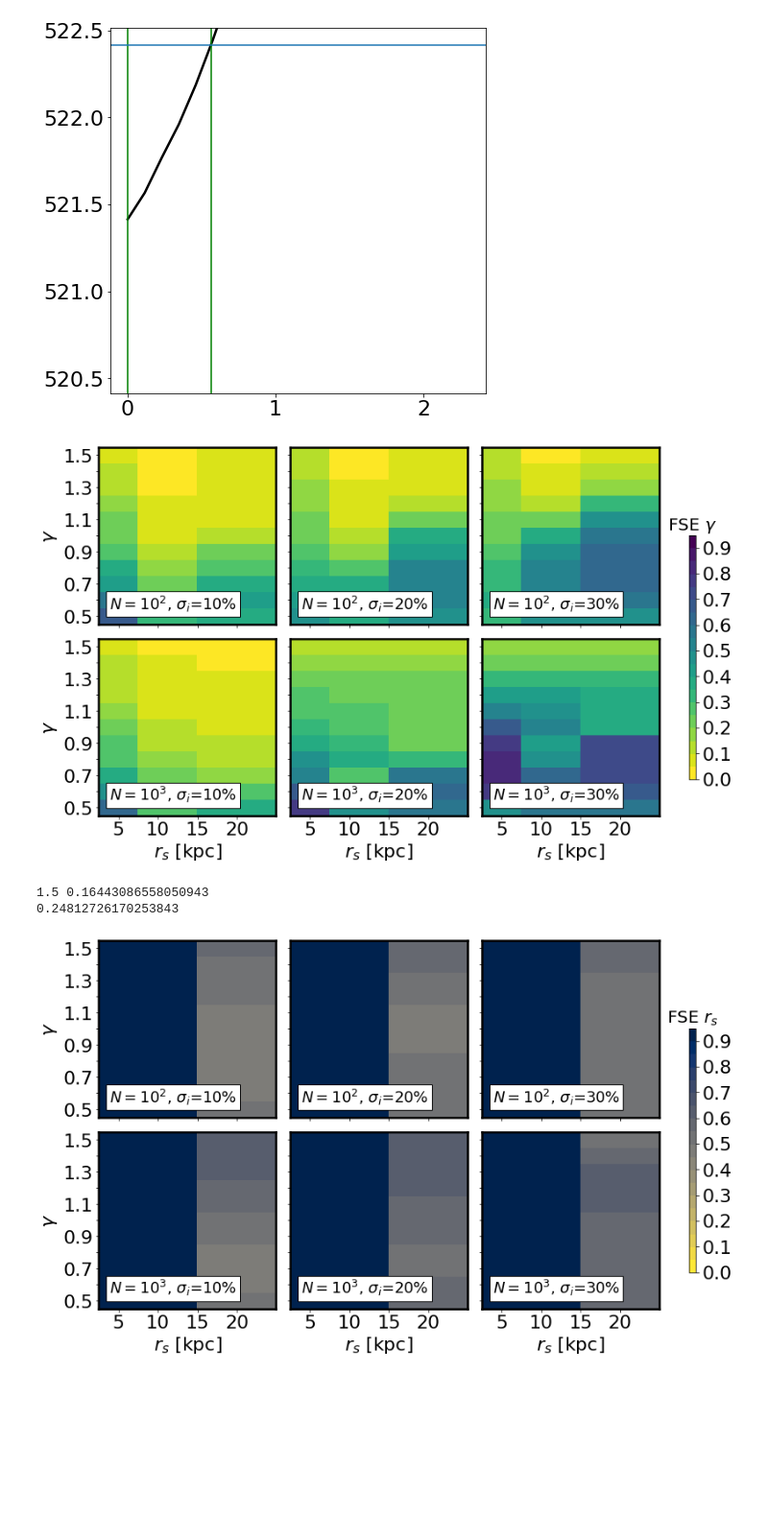
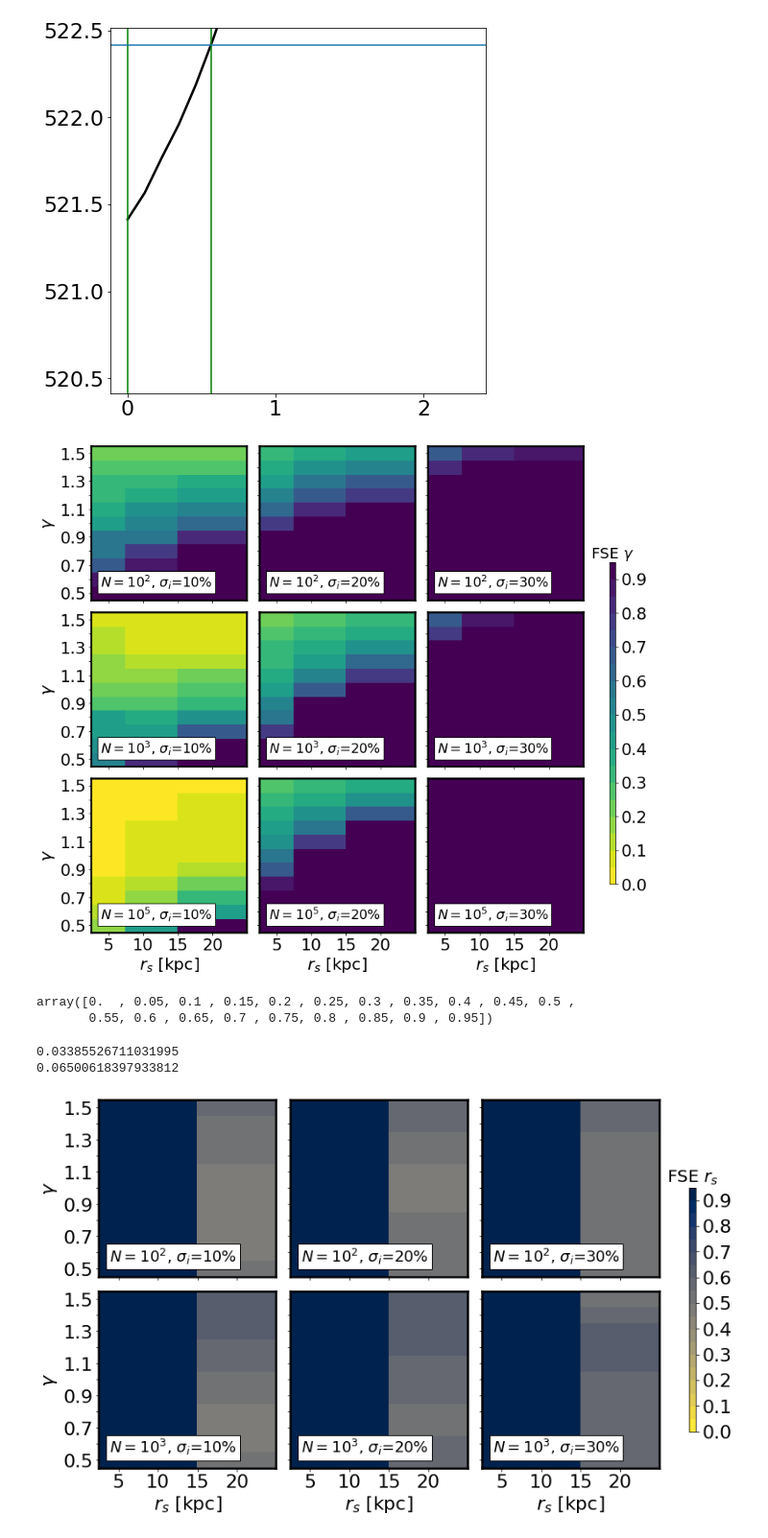
Before and after one commit to SvPoder/exoplanets, a Jupyter notebook: jupyter-notebook/reconstructed_DM.ipynb, the cells around one changed output. Shown at 96% size. Drawn from its saved outputs; the diff is of its cells as text; code cells hidden in the pictures; blank space fills up the shorter version.

```diff
--- a/jupyter-notebook/reconstructed_DM.ipynb
+++ b/jupyter-notebook/reconstructed_DM.ipynb
@@ -472,0 +531,8 @@ findfont: Font family ['serif'] not found. Falling back to DejaVu Sans.
+# %%
+bin_n=100
+
+x = binned_statistic(samples[:, 0], -like, 'min', bins=bin_n)[1]
+y = binned_statistic(samples[:, 0], -like, 'min', bins=bin_n+1)[0]
+
+print(x)
+print(y)
@@ -633,17 +787,14 @@ for rank in range(5):
 [figure]
 [figure]
 # %%
-nBDs     = 1000 ; sigma= 0.1
-f        = 1.; gamma = 1.5; rs = 5.
+nBDs = 100000 ; sigma= 0.2
+f    = 1.; gamma = 0.8; rs = 5.
 
-filepath = ("/hdfs/local/mariacst/exoplanets/results/likelihood/velocity/v100/fixedT10/N%isigma%.1f/"
-            %(nBDs, sigma))
-_file    = open(filepath + ("like_fixedT10v100_N%i_sigma%.1f_f1.0gamma%.1frs%.1fv1"
+filepath = ("/hdfs/local/sven/exoplanets/sig%.1f/gamma%.1frs%.1f/" %(sigma, gamma, rs))
+_file    = open(filepath + ("like_fixedT10v100_N%i_sigma%.1f_f1.0gamma%.1frs%.1fv5"
                             %(nBDs, sigma, gamma, rs)), "rb")
 like     = pickle.load(_file)
-filepath = ("/hdfs/local/mariacst/exoplanets/results/posterior/velocity/v100/fixedT10/N%isigma%.1f/"
-            %(nBDs, sigma))
-_file    = open(filepath + ("posterior_fixedT10v100_N%i_sigma%.1f_f1.0gamma%.1frs%.1fv1"
+_file    = open(filepath + ("posterior_fixedT10v100_N%i_sigma%.1f_f1.0gamma%.1frs%.1fv5"
                             %(nBDs, sigma, gamma, rs)), "rb")
 samples  = pickle.load(_file)
 
@@ -838,0 +1049,7 @@ fig.savefig("fixedT10v100_fixedT10v100Tcut650_nocutTwn_likelihood_gamma_nBDs%i_s
+# %%
+ex = "fixedT10v100"; nBDs = 100000; gamma_true=0.8; sigma=0.2; rs_true=5.
+rank=16
+path="/home/mariacst/exoplanets/running/v100_N1e5/"
+(robs, sigmarobs, Tobs, sigmaTobs,
+ Mobs, sigmaMobs, Aobs, sigmaAobs) = np.genfromtxt(path + "obs_" + ex + "_N%i_sigma%.1f_gamma%.1f_rs%.1f_v%i.dat"
+                                                   %(nBDs, sigma, gamma_true, rs_true, rank), unpack=True)
@@ -1299,36 +1620,43 @@ for i in range(len(gamma_values)):
 
 V = compute_density_levels(prior)
 # %%
-fig, ax = plt.subplots(2, 3, figsize=(12, 8))
+#fig, ax = plt.subplots(2, 3, figsize=(12, 8))
+fig, ax = plt.subplots(3, 3, figsize=(12, 12))
 
-PE     = "median"
+PE     = "ML"
 priors = False
 im   = grid_FSE_all(path, 100, 0.1, ex, ax[0, 0], PE, False, True, True, False)
-im   = grid_FSE_all(path, 1000, 0.1, ex, ax[1, 0], PE, False, True, True, True)
-#im   = grid_FSE_all_1e5(path, 100000, 0.1, ex, ax[2, 0], PE, False, True, True, True)
+im   = grid_FSE_all(path, 1000, 0.1, ex, ax[1, 0], PE, False, True, True, False)
+im   = grid_FSE_all(path, 100000, 0.1, ex, ax[2, 0], PE, False, True, True, True)
 
 im   = grid_FSE_all(path, 100, 0.2, ex, ax[0, 1], PE, False, True, False, False, show=False)
-im   = grid_FSE_all(path, 1000, 0.2, ex, ax[1, 1], PE, False, True, False, True)
-#im   = grid_FSE_all_1e5(path, 100000, 0.2, ex, ax[2, 1], PE, False, True, False, True)
+im   = grid_FSE_all(path, 1000, 0.2, ex, ax[1, 1], PE, False, True, False, False)
+im   = grid_FSE_all(path, 100000, 0.2, ex, ax[2, 1], PE, False, True, False, True)
 
 im   = grid_FSE_all(path, 100, 0.3, ex, ax[0, 2], PE, False, True, False, False)
-im   = grid_FSE_all(path, 1000, 0.3, ex, ax[1, 2], PE, False, True, False, True)
-#im   = grid_FSE_all_1e5(path, 100000, 0.3, ex, ax[2, 2], PE, False, True, False, True)
+im   = grid_FSE_all(path, 1000, 0.3, ex, ax[1, 2], PE, False, True, False, False)
+im   = grid_FSE_all(path, 100000, 0.3, ex, ax[2, 2], PE, False, True, False, True)
 
 if priors==True:
     from scipy.ndimage import gaussian_filter
     x, y = np.meshgrid(gamma_values, rs_values, indexing="ij")
     ax[0, 0].contour(y, x, gaussian_filter(prior, 2.), V, linewidths=3.5, colors="#e91e63")
 
 fig.subplots_adjust(right=0.89)
 cbar_ax = fig.add_axes([0.93, 0.2, 0.01, 0.5])
 cbar = fig.colorbar(im, cax=cbar_ax)
 cbar.ax.set_title(r"FSE $\gamma$", size=20.)
 fig.subplots_adjust(wspace=0.08, hspace=0.08)
 
 fig.savefig(ex + "_FSE_" + PE + "_gamma.png", bbox_inches="tight")
 # %% [output]
-[figure, old version]
+[figure, new version]
+# %%
+norm = colors.BoundaryNorm(boundaries=np.arange(0, 1, 0.05), ncolors=256)
+norm.boundaries
+# %% [output]
+array([0.  , 0.05, 0.1 , 0.15, 0.2 , 0.25, 0.3 , 0.35, 0.4 , 0.45, 0.5 ,
+       0.55, 0.6 , 0.65, 0.7 , 0.75, 0.8 , 0.85, 0.9 , 0.95])
 # %%
 def FSE(filepath, nBDs, sigma, _g, _rs, PE, ex, FSE_f=False, FSE_g=True, FSE_rs=False, f=1):
     data = np.genfromtxt(filepath + "statistics_" + ex +
@@ -1353,15 +1681,13 @@ def FSE(filepath, nBDs, sigma, _g, _rs, PE, ex, FSE_f=False, FSE_g=True, FSE_rs=
         return np.sqrt(1/rank*np.sum(np.power(pe[2] - _rs, 2)))/_rs
 
 
-path = "/home/mariacst/exoplanets/results/velocity/v100/fixedT10Tcut650_nocutTwn/"
-ex   = "fixedT10v100Tcut650_nocutTwn"
-print(g, FSE(path, 1000, 0.2, 1.5, 5., "ML", ex))
-path = "/home/mariacst/exoplanets/results/velocity/v100/fixedT10v100/"
-ex   = "fixedT10v100"
-print(FSE(path, 1000, 0.2, 1.5, 5., "ML", ex))
+path = "/home/mariacst/exoplanets/results/velocity/v100/priorsRC/"
+ex   = "priorsRC"
+print(FSE(path, 100, 0.2, 1.5, 10., "median", ex))
+print(FSE(path, 100, 0.2, 1.5, 20., "median", ex))
 # %% [output]
-1.5 0.16443086558050943
-0.24812726170253843
+0.03385526711031995
+0.06500618397933812
 # %%
 fig, ax = plt.subplots(2, 3, figsize=(12, 8))
 
```
Also changed, not shown: parts of 15 cells of this notebook.
